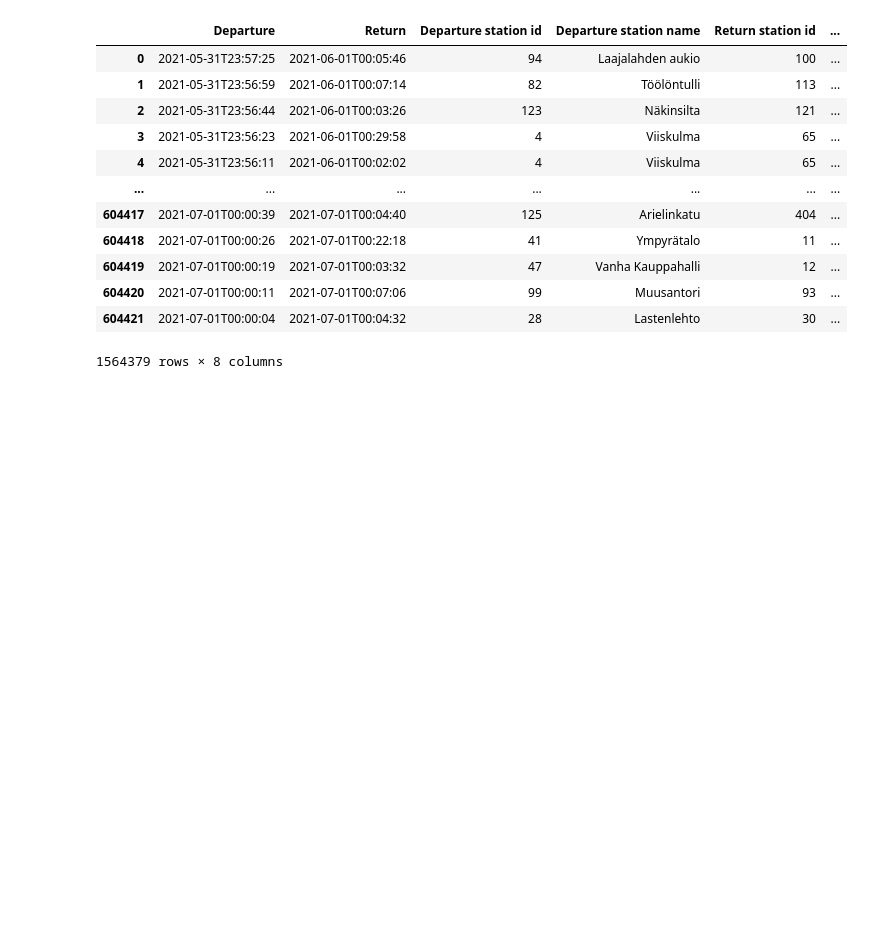
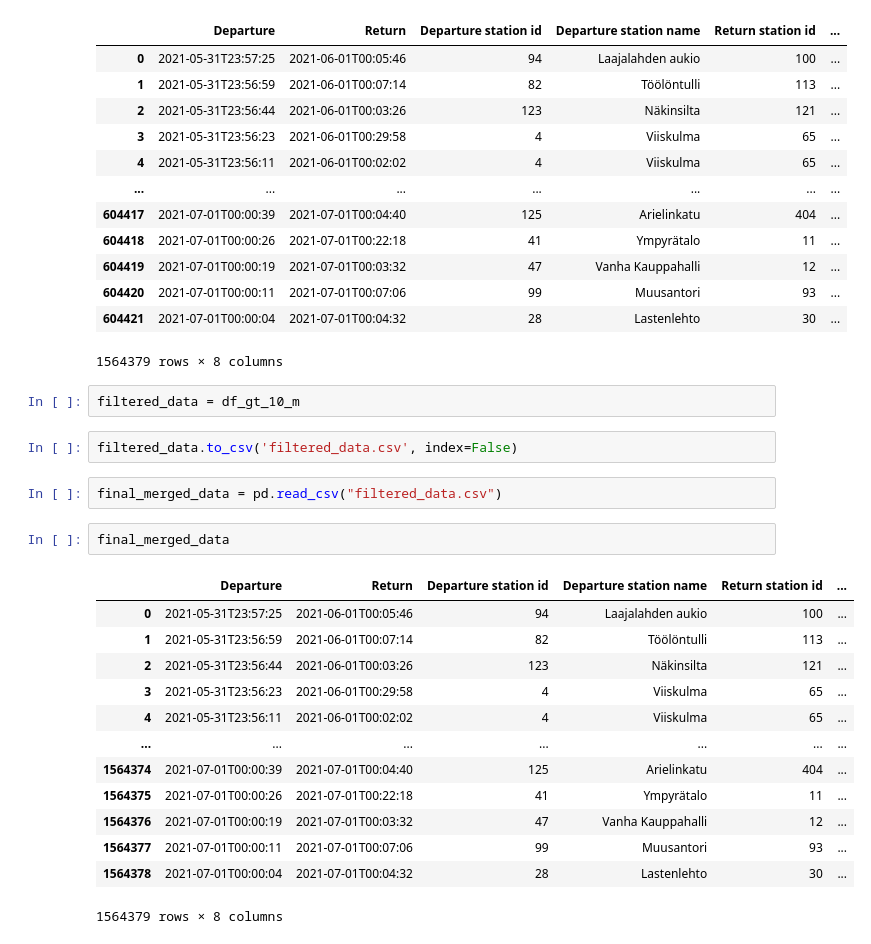
Before and after one commit to shardendu-design/solita_project, a Jupyter notebook: data_import.ipynb, the cells around one changed output. Cells and saved outputs as stored; diff of their text form; blank space fills up the shorter version.

Commit message:
save all clean data in a scv and read them as dataframe

```diff
--- a/data_import.ipynb
+++ b/data_import.ipynb
@@ -124,3 +124,25 @@ df_gt_10_m
 | 604420 | 2021-07-01T00:00:11 | 2021-07-01T00:07:06 | 99 | Muusantori | 93 | ... |
 | 604421 | 2021-07-01T00:00:04 | 2021-07-01T00:04:32 | 28 | Lastenlehto | 30 | ... |
 1564379 rows × 8 columns
+# %%
+filtered_data = df_gt_10_m
+# %%
+filtered_data.to_csv('filtered_data.csv', index=False)
+# %%
+final_merged_data = pd.read_csv("filtered_data.csv")
+# %%
+final_merged_data
+# %% [output]
+|  | Departure | Return | Departure station id | Departure station name | Return station id | ... |
+| 0 | 2021-05-31T23:57:25 | 2021-06-01T00:05:46 | 94 | Laajalahden aukio | 100 | ... |
+| 1 | 2021-05-31T23:56:59 | 2021-06-01T00:07:14 | 82 | Töölöntulli | 113 | ... |
+| 2 | 2021-05-31T23:56:44 | 2021-06-01T00:03:26 | 123 | Näkinsilta | 121 | ... |
+| 3 | 2021-05-31T23:56:23 | 2021-06-01T00:29:58 | 4 | Viiskulma | 65 | ... |
+| 4 | 2021-05-31T23:56:11 | 2021-06-01T00:02:02 | 4 | Viiskulma | 65 | ... |
+| ... | ... | ... | ... | ... | ... | ... |
+| 1564374 | 2021-07-01T00:00:39 | 2021-07-01T00:04:40 | 125 | Arielinkatu | 404 | ... |
+| 1564375 | 2021-07-01T00:00:26 | 2021-07-01T00:22:18 | 41 | Ympyrätalo | 11 | ... |
+| 1564376 | 2021-07-01T00:00:19 | 2021-07-01T00:03:32 | 47 | Vanha Kauppahalli | 12 | ... |
+| 1564377 | 2021-07-01T00:00:11 | 2021-07-01T00:07:06 | 99 | Muusantori | 93 | ... |
+| 1564378 | 2021-07-01T00:00:04 | 2021-07-01T00:04:32 | 28 | Lastenlehto | 30 | ... |
+1564379 rows × 8 columns
```
